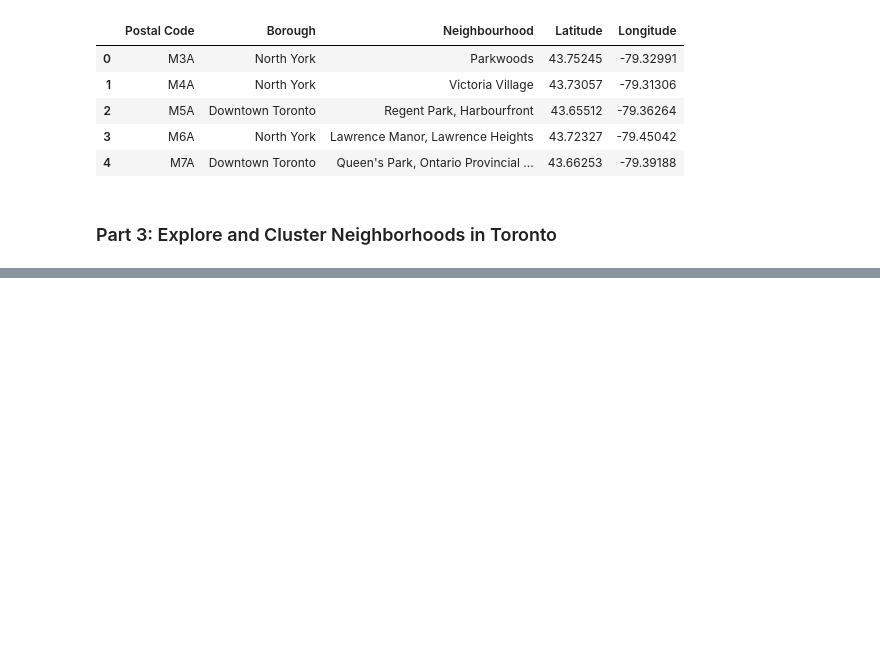
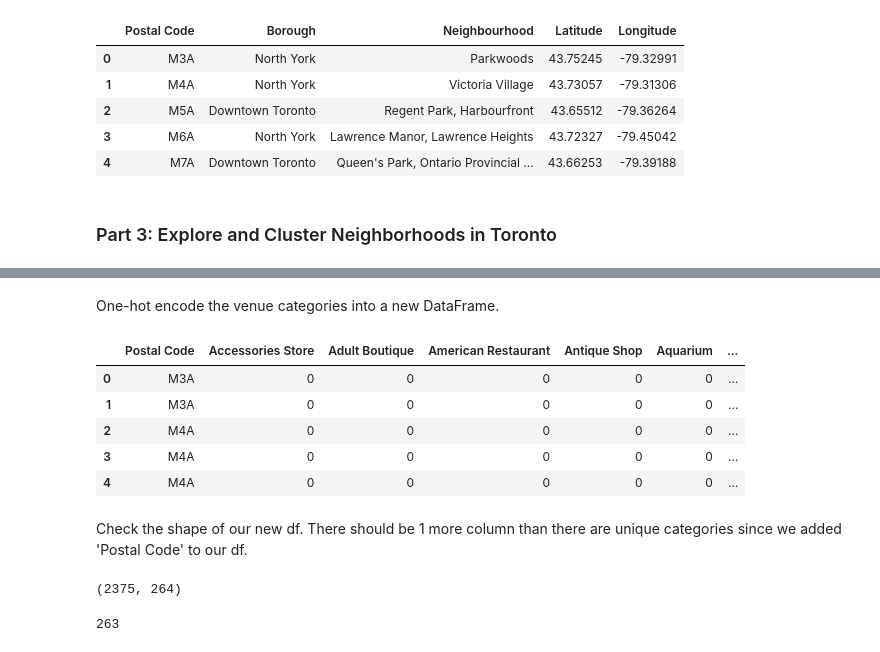
Before and after one commit to mingusknoxwhite/Coursera_Capstone, a Jupyter notebook: scripts/TorontoNeighborhoods.ipynb, the cells around one changed output, grey strips where cells are left out. Saved outputs shown, nothing was run; the diff lists cells and outputs as text; code cells hidden in the pictures; blank space fills up the shorter version.

```diff
--- a/scripts/TorontoNeighborhoods.ipynb
+++ b/scripts/TorontoNeighborhoods.ipynb
@@ -97,0 +149,36 @@ df.head()
+# %%
+def get_venues(postals, lats, lngs, radius = 500):
+
+    # Create list for all venues from all neighborhoods
+    venues_list = []
+    for postal, lat, lng in zip(postals, lats, lngs):
+        # Create the API request URL that will be used to explore each neighborhood
+        url = 'https://api.foursquare.com/v2/venues/explore?client_id={}&client_secret={}&v={}&ll={},{}&radius={}&limit={}'.format(
+            CLIENT_ID,
+            CLIENT_SECRET,
+            VERSION,
+            lat,
+            lng,
+            radius,
+            LIMIT)
+
+        # GET request to get json data
+        try:
+            results = requests.get(url).json()['response']['groups'][0]['items']
+
+            # Add relevant information about venues to venues_list
+            for venue in results:
+                venues_list.append([
+                    postal,
+                    lat,
+                    lng,
+                    venue['venue']['name'],
+                    venue['venue']['categories'][0]['name']
+                ])
+        except:
+            pass
+
+    venues_df = pd.DataFrame(venues_list)
+    venues_df.columns = ['Postal Code', 'Latitude', 'Longitude', 'Venue', 'Venue Category']
+
+    return(venues_df)
@@ -97,0 +187,2 @@ df.head()
+# %%
+toronto_venues = get_venues(postals = df['Postal Code'], lats = df['Latitude'], lngs = df['Longitude'])
@@ -97,0 +200,25 @@ df.head()
+# %% [markdown]
+One-hot encode the venue categories into a new DataFrame.
+# %%
+onehot_toronto = pd.get_dummies(toronto_venues['Venue Category'])
+onehot_toronto['Postal Code'] = toronto_venues['Postal Code']
+col_order = [onehot_toronto.columns[-1]] + list(onehot_toronto.columns[:-1])
+onehot_toronto = onehot_toronto[col_order]
+onehot_toronto.head()
+# %% [output]
+|  | Postal Code | Accessories Store | Adult Boutique | American Restaurant | Antique Shop | Aquarium | ... |
+| 0 | M3A | 0 | 0 | 0 | 0 | 0 | ... |
+| 1 | M3A | 0 | 0 | 0 | 0 | 0 | ... |
+| 2 | M4A | 0 | 0 | 0 | 0 | 0 | ... |
+| 3 | M4A | 0 | 0 | 0 | 0 | 0 | ... |
+| 4 | M4A | 0 | 0 | 0 | 0 | 0 | ... |
+# %% [markdown]
+Check the shape of our new df. There should be 1 more column than there are unique categories since we added 'Postal Code' to our df.
+# %%
+onehot_toronto.shape
+# %% [output]
+(2375, 264)
+# %%
+len(toronto_venues['Venue Category'].unique())
+# %% [output]
+263
```
Also changed, not shown: parts of 41 cells of this notebook.
